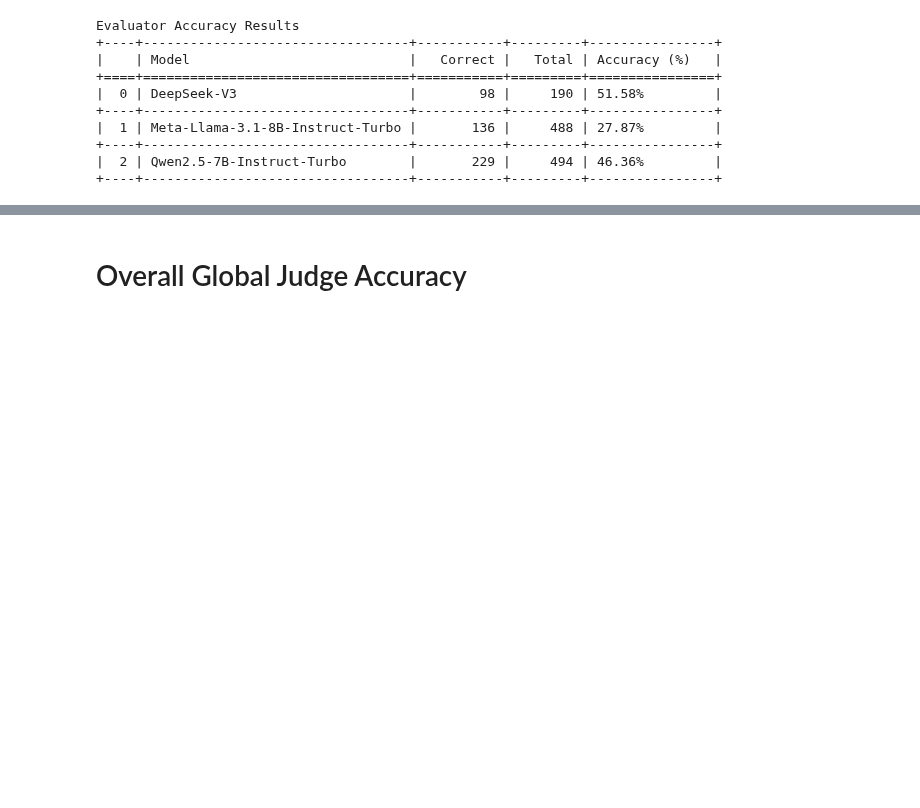
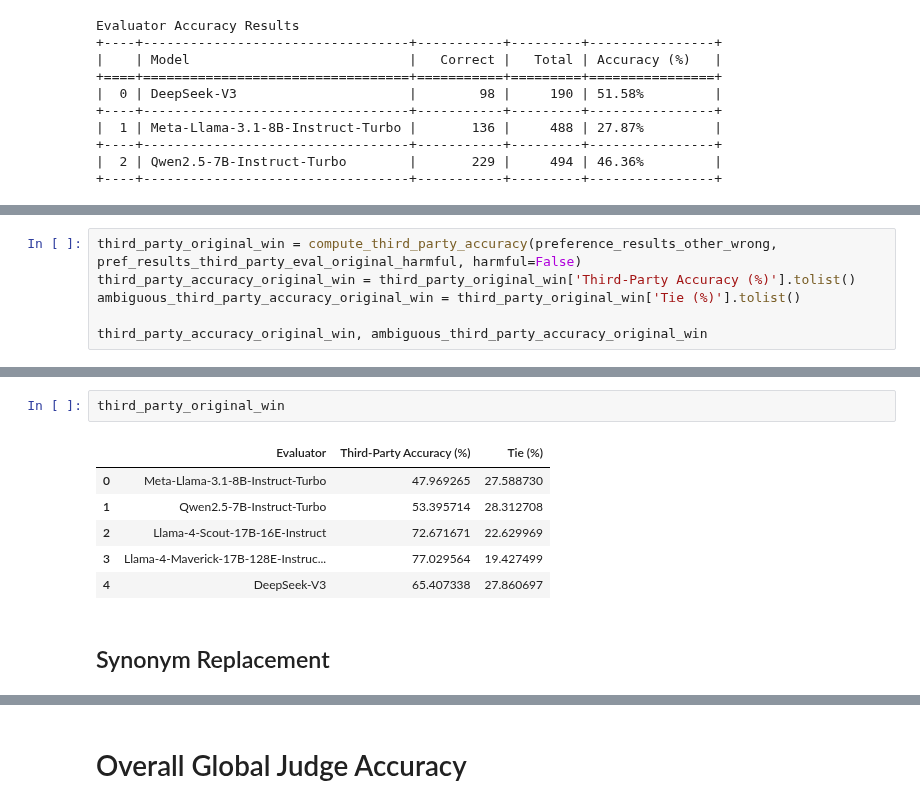
Before and after one commit to Taslim-M/self_recognition, a Jupyter notebook: analysis_quality.ipynb, the cells around one changed output, grey strips where cells are left out. Drawn from its saved outputs; the diff is of its cells as text; blank space fills up the shorter version.

```diff
--- a/analysis_quality.ipynb
+++ b/analysis_quality.ipynb
@@ -7716,0 +7812,6 @@ Evaluator Accuracy Results
+# %%
+third_party_original_win = compute_third_party_accuracy(preference_results_other_wrong, pref_results_third_party_eval_original_harmful, harmful=False)
+third_party_accuracy_original_win = third_party_original_win['Third-Party Accuracy (%)'].tolist()
+ambiguous_third_party_accuracy_original_win = third_party_original_win['Tie (%)'].tolist()
+
+third_party_accuracy_original_win, ambiguous_third_party_accuracy_original_win
@@ -7716,0 +7829,11 @@ Evaluator Accuracy Results
+# %%
+third_party_original_win
+# %% [output]
+|  | Evaluator | Third-Party Accuracy (%) | Tie (%) |
+| 0 | Meta-Llama-3.1-8B-Instruct-Turbo | 47.969265 | 27.588730 |
+| 1 | Qwen2.5-7B-Instruct-Turbo | 53.395714 | 28.312708 |
+| 2 | Llama-4-Scout-17B-16E-Instruct | 72.671671 | 22.629969 |
+| 3 | Llama-4-Maverick-17B-128E-Instruc... | 77.029564 | 19.427499 |
+| 4 | DeepSeek-V3 | 65.407338 | 27.860697 |
+# %% [markdown]
+## Synonym Replacement
```
Also changed, not shown: parts of 34 cells of this notebook, 4 other files.
